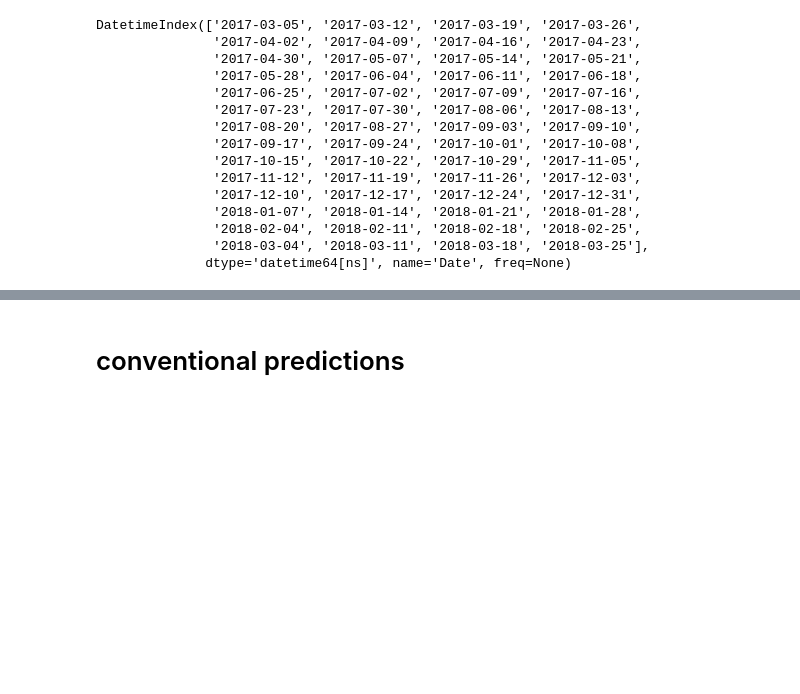
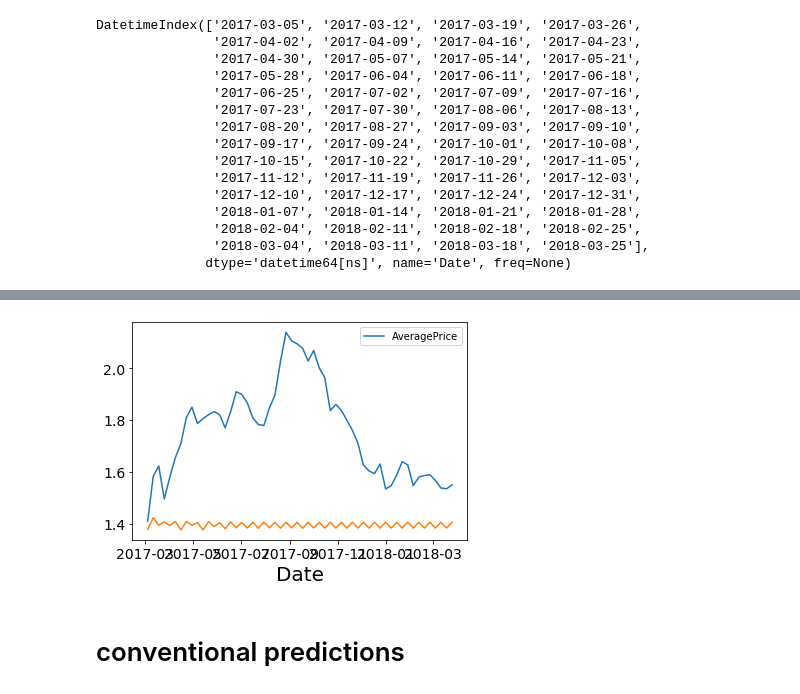
Before and after one commit to rmei97/avocado_prices, a Jupyter notebook: data_exploration.ipynb, the cells around one changed output, grey strips where cells are left out. Cells and saved outputs as stored; diff of their text form; code cells hidden in the pictures; blank space fills up the shorter version.

```diff
--- a/data_exploration.ipynb
+++ b/data_exploration.ipynb
@@ -475,3 +513,7 @@ from statsmodels.tsa.arima.model import ARIMA
+# %%
+ahh = SARIMAX(org_train, seasonal_order=(2,1,2,2))
+# %%
+trya = ahh.fit()
 # %% [markdown]
 # conventional final
 # %%
@@ -898,3 +988,9 @@ DatetimeIndex(['2017-03-05', '2017-03-12', '2017-03-19', '2017-03-26',
+# %%
+fig, ax = plt.subplots()
+ax1 = sns.lineplot(data = org_test)
+ax2 = sns.lineplot(x=X_org_test, y = trya.forecast(56))
+# %% [output]
+[figure, added]
 # %% [markdown]
 # conventional predictions
 # %%
```
Also changed, not shown: parts of 19 cells of this notebook, 2 other files.
